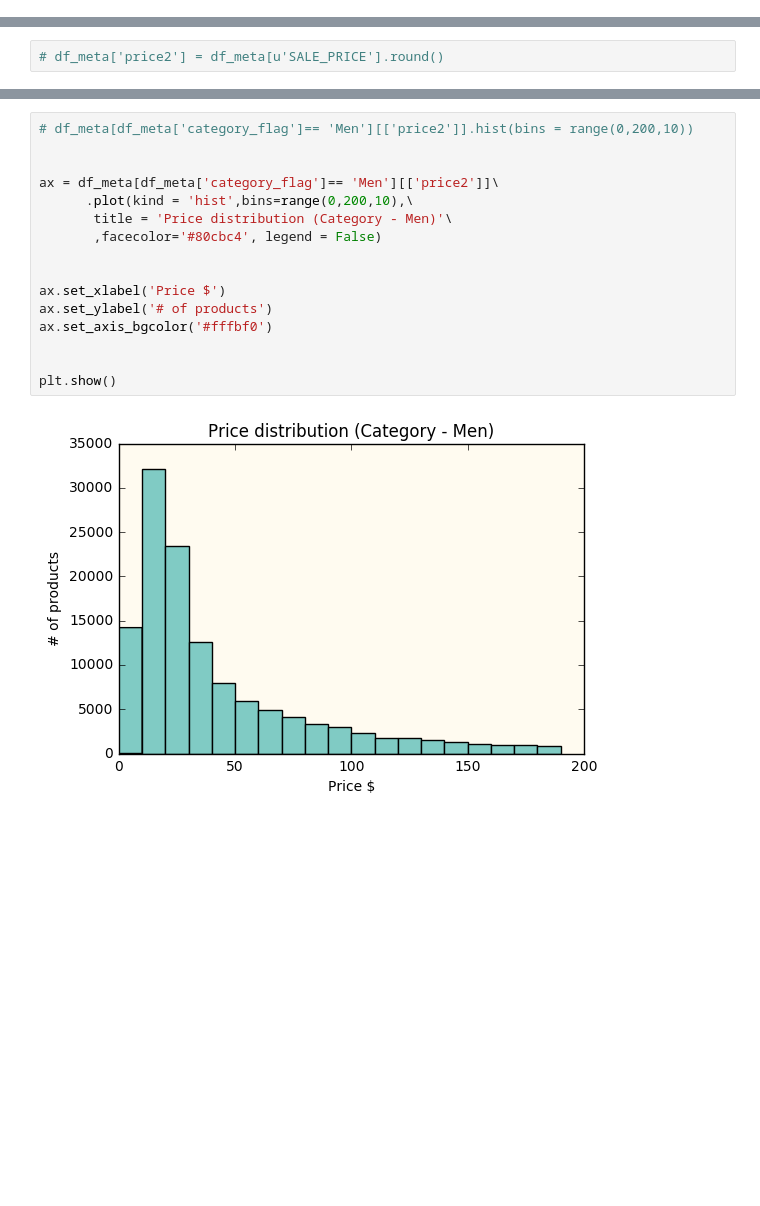
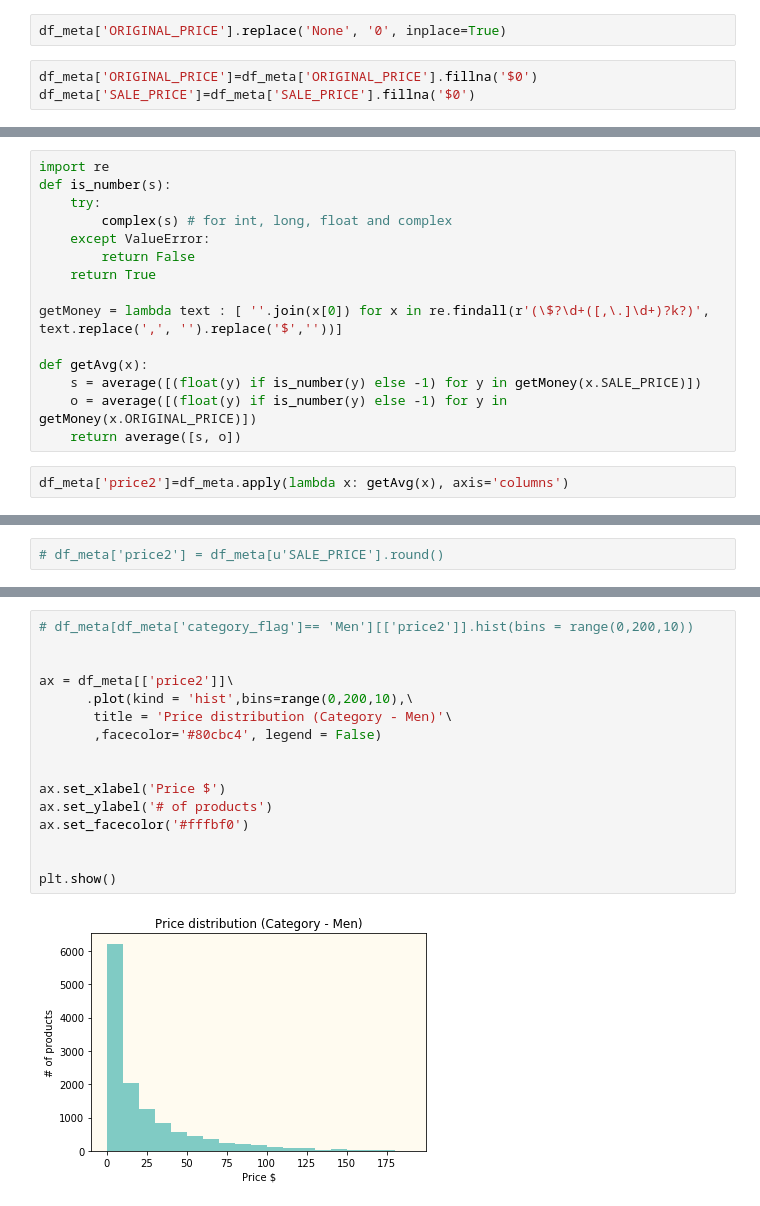
Before and after one commit to DSE-capstone-sharknado/exploratory-data-analysis, a Jupyter notebook: Exploratory-Full Data.ipynb, the cells around one changed output, grey strips where cells are left out. Drawn from its saved outputs; the diff is of its cells as text; blank space fills up the shorter version.

```diff
--- a/Exploratory-Full Data.ipynb
+++ b/Exploratory-Full Data.ipynb
@@ -340,0 +334,5 @@ Index([u'BRAND', u'FEATURE_BULLETS', u'NAME', u'ORIGINAL_PRICE',
+# %%
+df_meta['ORIGINAL_PRICE'].replace('None', '0', inplace=True)
+# %%
+df_meta['ORIGINAL_PRICE']=df_meta['ORIGINAL_PRICE'].fillna('$0')
+df_meta['SALE_PRICE']=df_meta['SALE_PRICE'].fillna('$0')
@@ -341,3 +343,20 @@ Index([u'BRAND', u'FEATURE_BULLETS', u'NAME', u'ORIGINAL_PRICE',
+# %%
+import re
+def is_number(s):
+    try:
+        complex(s) # for int, long, float and complex
+    except ValueError:
+        return False
+    return True
+
+getMoney = lambda text : [ ''.join(x[0]) for x in re.findall(r'(\$?\d+([,\.]\d+)?k?)', text.replace(',', '').replace('$',''))]
+
+def getAvg(x):
+    s = average([(float(y) if is_number(y) else -1) for y in getMoney(x.SALE_PRICE)])
+    o = average([(float(y) if is_number(y) else -1) for y in getMoney(x.ORIGINAL_PRICE)])
+    return average([s, o])
+# %%
+df_meta['price2']=df_meta.apply(lambda x: getAvg(x), axis='columns')
 # %%
 # df_meta['ORIGINAL_PRICE']
 # %%
@@ -442,18 +384,18 @@ plt.show()
 # %%
 # df_meta[df_meta['category_flag']== 'Men'][['price2']].hist(bins = range(0,200,10))
 
 
-ax = df_meta[df_meta['category_flag']== 'Men'][['price2']]\
+ax = df_meta[['price2']]\
       .plot(kind = 'hist',bins=range(0,200,10),\
        title = 'Price distribution (Category - Men)'\
        ,facecolor='#80cbc4', legend = False)
 
 
 ax.set_xlabel('Price $')
 ax.set_ylabel('# of products')
-ax.set_axis_bgcolor('#fffbf0')
+ax.set_facecolor('#fffbf0')
 
 
 plt.show()
 # %% [output]
-[figure, old version]
+[figure, new version]
```
Also changed, not shown: parts of 15 cells of this notebook.
